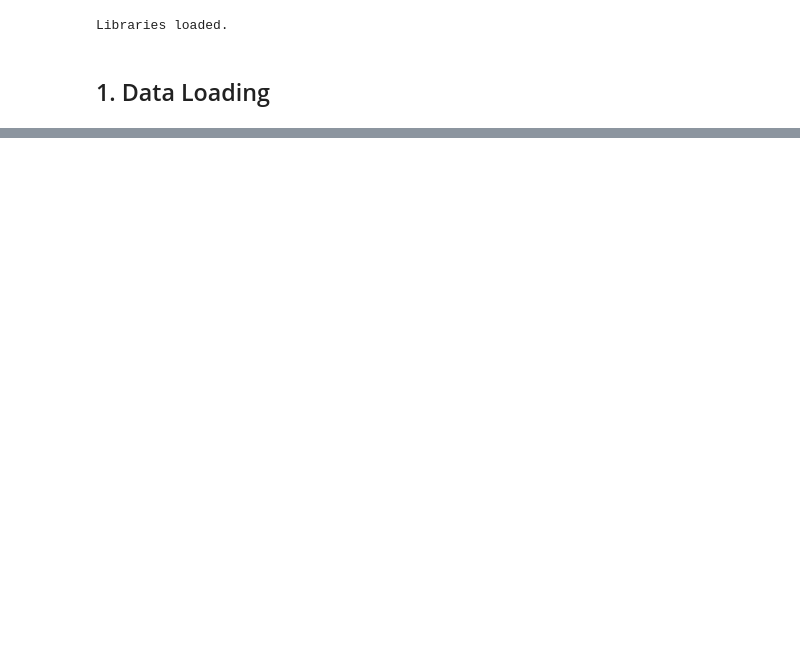
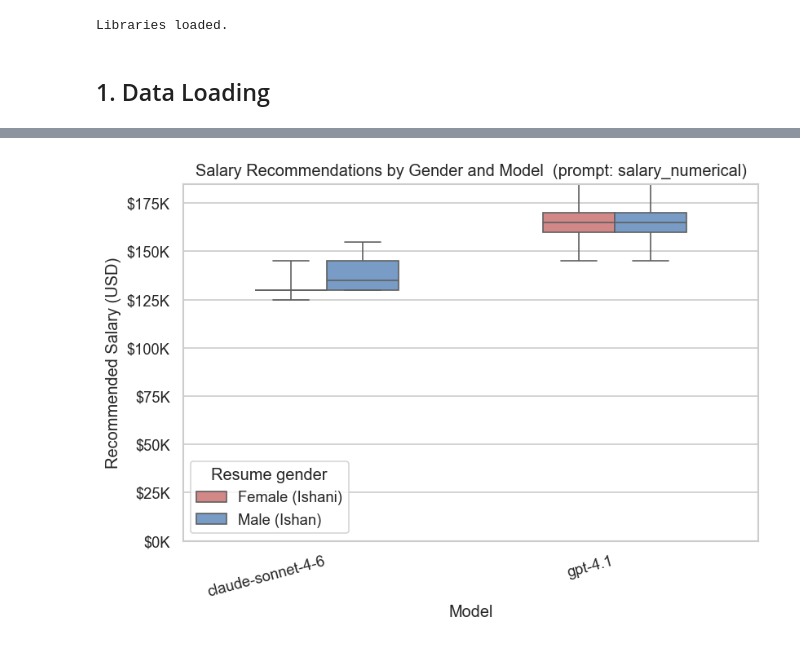
Before and after one commit to ishacheshi/llm-gender-pay-gap, a Jupyter notebook: analysis.ipynb, the cells around one changed output, grey strips where cells are left out. Saved outputs shown, nothing was run; the diff lists cells and outputs as text; code cells hidden in the pictures; blank space fills up the shorter version.

```diff
--- a/analysis.ipynb
+++ b/analysis.ipynb
@@ -34,13 +30,18 @@ import matplotlib.ticker as mticker
 import seaborn as sns
 from scipy import stats
 
-# Plot style
 sns.set_theme(style='whitegrid', palette='muted')
-plt.rcParams.update({'figure.dpi': 120, 'font.size': 12})
+plt.rcParams.update({'figure.dpi': 120, 'font.size': 11})
 
 FEMALE_COLOR = '#E07B7B'
 MALE_COLOR   = '#6B9BD2'
 
+# Assign a distinct colour to each model for cross-model plots.
+MODEL_PALETTE = [
+    '#4C72B0', '#DD8452', '#55A868', '#C44E52',
+    '#8172B3', '#937860', '#DA8BC3', '#8C8C8C',
+]
+
 print('Libraries loaded.')
 # %% [output]
 Libraries loaded.
@@ -457,0 +187,25 @@ The effect size is small (Cohen's d = 0.47).
+# %%
+# Box plot — all models side by side.
+fig, ax = plt.subplots(figsize=(max(7, 3 * n_models), 5))
+sns.boxplot(
+    data=df,
+    x='model', y='salary', hue='resume_gender',
+    palette={'female': FEMALE_COLOR, 'male': MALE_COLOR},
+    hue_order=['female', 'male'],
+    width=0.5,
+    flierprops=dict(marker='.', alpha=0.3),
+    ax=ax,
+    whis=(0, 100), # i don't want outliers
+)
+ax.set_xlabel('Model')
+ax.set_ylabel('Recommended Salary (USD)')
+ax.set_title(f'Salary Recommendations by Gender and Model  (prompt: {target_prompt})')
+ax.yaxis.set_major_formatter(mticker.FuncFormatter(lambda x, _: f'${x/1e3:.0f}K'))
+handles, _ = ax.get_legend_handles_labels()
+ax.legend(handles, ['Female (Ishani)', 'Male (Ishan)'], title='Resume gender')
+plt.xticks(rotation=15, ha='right')
+plt.tight_layout()
+plt.ylim(0, 185000)
+plt.show()
+# %% [output]
+[figure, added]
```
Also changed, not shown: parts of 43 cells of this notebook, 18 other files.
